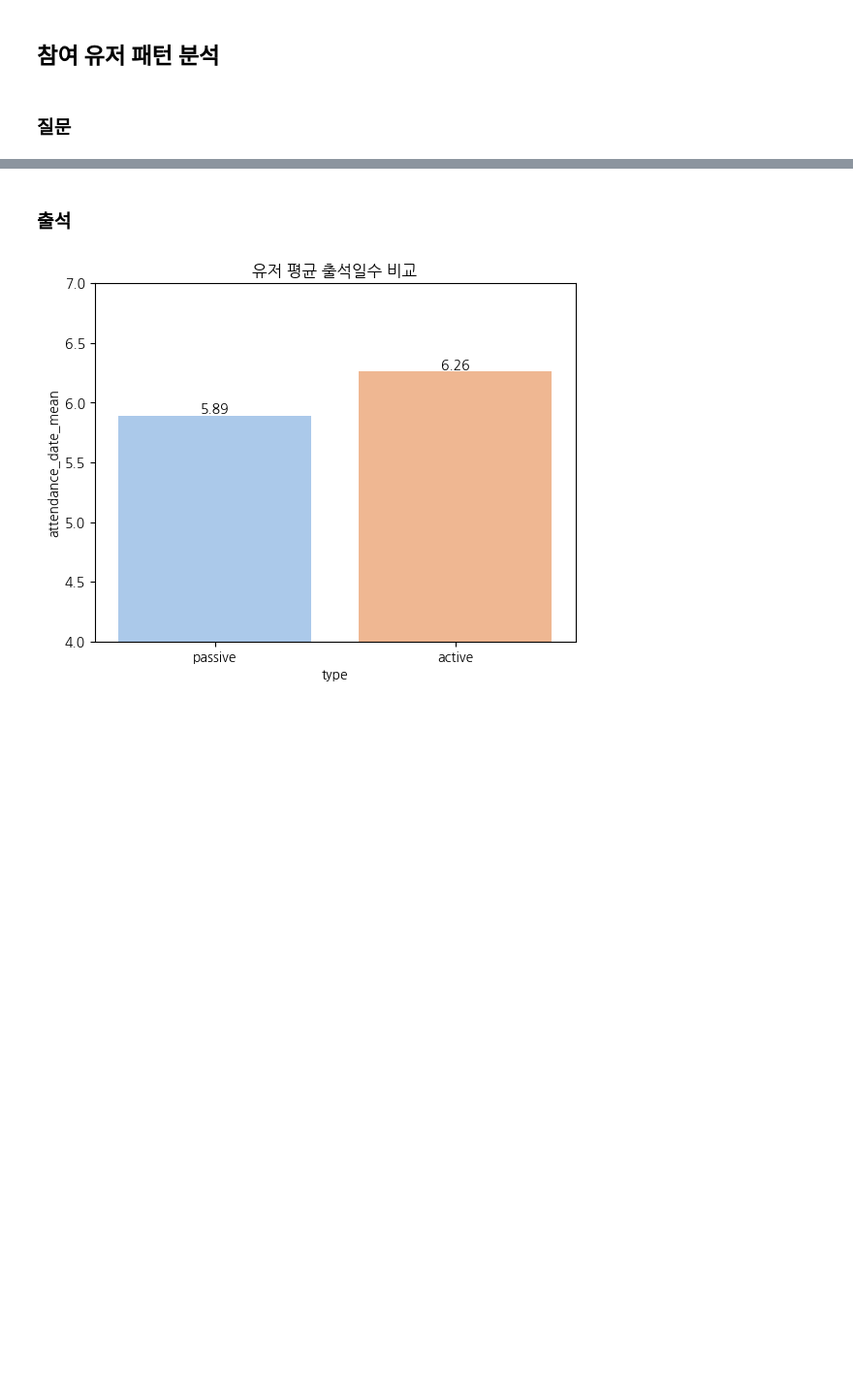
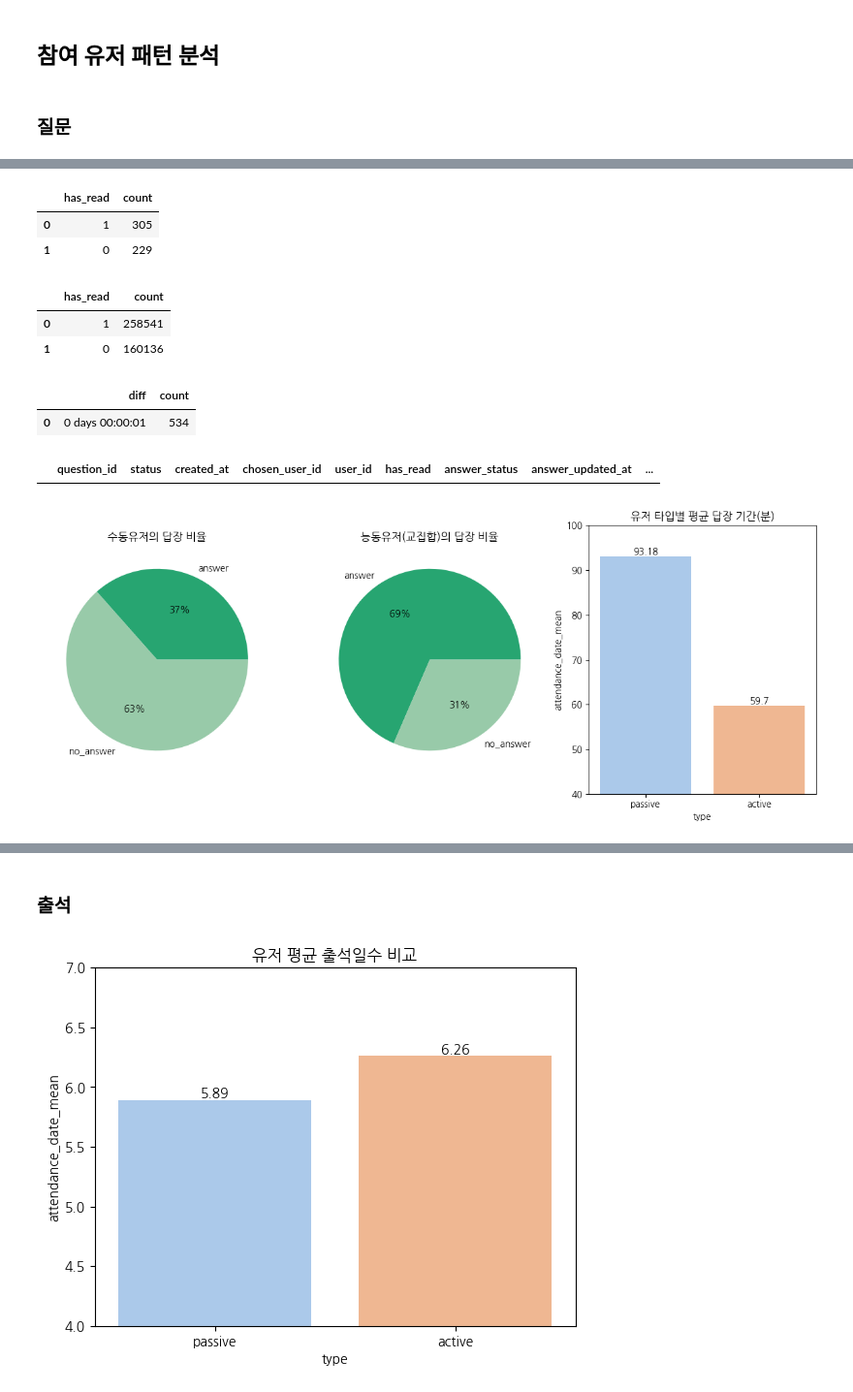
Before and after one commit to EtheriumArchive/Codeit_project, a Jupyter notebook: analysis_eunsu_v2.ipynb, the cells around one changed output, grey strips where cells are left out. Shown at 97% size. Drawn from its saved outputs; the diff is of its cells as text; code cells hidden in the pictures; blank space fills up the shorter version.

```diff
--- a/analysis_eunsu_v2.ipynb
+++ b/analysis_eunsu_v2.ipynb
@@ -189,0 +241,79 @@ funnel_question
+# %%
+fast_answer['has_read'].value_counts().reset_index()
+# %% [output]
+|  | has_read | count |
+| 0 | 1 | 305 |
+| 1 | 0 | 229 |
+# %%
+# 정리하면,
+# 채팅을 활발하게 진행한 것들은 answer_updated_at가 created_at보다 느림
+# created_at부터 answer_updated_at까지 걸린 기간은
+# 절대값으로 평균 보면 될 듯
+
+fast_answer['has_read'].value_counts().reset_index()
+# %% [output]
+|  | has_read | count |
+| 0 | 1 | 258541 |
+| 1 | 0 | 160136 |
+# %%
+# created_at와 다 1초밖에 차이 안 남
+# 오류로 인한 타임 기록이라고 봐도 되지 않을까
+# 그리고 1초 차이 이므로 얘네들은 created_at = answer_updated_at로 봐도
+# 계산 오차가 크지 않을 듯
+fast_answer['diff'] = fast_answer['created_at'] - fast_answer['answer_updated_at']
+fast_answer['diff'].value_counts().reset_index()
+# %% [output]
+|  | diff | count |
+| 0 | 0 days 00:00:01 | 534 |
+# %%
+question_time_diff = question[columns]
+question_time_diff['diff'] = question_time_diff['answer_updated_at'] - question_time_diff['created_at']
+
+# diff가 마이너스인 애들은 오류인 애들
+# 0으로 치환해줌
+question_time_diff.loc[question_time_diff['diff'] < pd.Timedelta(0), 'diff'] = pd.Timedelta(0)
+question_time_diff[question_time_diff['diff'] < pd.Timedelta(0)]
+# %% [output]
+|  | question_id | status | created_at | chosen_user_id | user_id | has_read | answer_status | answer_updated_at | ... |
+# %%
+passive_time_diff = question_time_diff[question_time_diff['chosen_user_id'].isin(question_passive_user)]
+intersection_time_diff = question_time_diff[question_time_diff['chosen_user_id'].isin(question_intersection_user)]
+
+passive_time_diff_mean = passive_time_diff.groupby('chosen_user_id')['diff'].mean().reset_index()
+intersection_time_diff_mean = intersection_time_diff.groupby('chosen_user_id')['diff'].mean().reset_index()
+
+# 평균값이 0일인 유저들 diff 타입 설정
+passive_time_diff_mean.loc[passive_time_diff_mean['diff'] <= pd.Timedelta(0), 'diff_type'] = 'no_answer'
+passive_time_diff_mean['diff_type'].fillna('answer', inplace=True)
+intersection_time_diff_mean.loc[intersection_time_diff_mean['diff'] <= pd.Timedelta(0), 'diff_type'] = 'no_answer'
+intersection_time_diff_mean['diff_type'].fillna('answer', inplace=True)
+
+# 그래프 그리기 쉽게 df 수정
+passive_diff_counts = passive_time_diff_mean['diff_type'].value_counts().reset_index().sort_values(by='diff_type')
+intersection_diff_counts = intersection_time_diff_mean['diff_type'].value_counts().reset_index().sort_values(by='diff_type')
+diff_mean = pd.DataFrame({
+    'type': ['passive', 'active'],
+    'attendance_date_mean': [round(passive_time_diff_mean['diff'].mean().total_seconds() / 60, 2),
+                             round(intersection_time_diff_mean['diff'].mean().total_seconds() / 60, 2)]
+})
+
+diff_type_colors = ["#27A571", "#98caa9"]
+
+fig, ax = plt.subplots(1, 3, figsize=(12, 5))
+ax[0].pie(x=passive_diff_counts['count'], labels=passive_diff_counts['diff_type'], autopct='%.f%%', colors=diff_type_colors)
+ax[1].pie(x=intersection_diff_counts['count'], labels=intersection_diff_counts['diff_type'], autopct='%.f%%', colors=diff_type_colors)
+ax[2] = sns.barplot(data=diff_mean, x='type', y='attendance_date_mean', hue='type', ax=ax[2])
+
+ax[2].bar_label(ax[2].containers[0], fontsize=10)
+ax[2].bar_label(ax[2].containers[1], fontsize=10)
+ax[2].set_ylim(40, 100)
+
+ax[0].set_title('수동유저의 답장 비율')
+ax[1].set_title('능동유저(교집합)의 답장 비율')
+ax[2].set_title('유저 타입별 평균 답장 기간(분)') # 투표된 시점으로부터 답장까지
+
+# 어차피 능동유저의 98%가 넘는 비율이 교집합 유저이기도 함
+plt.tight_layout()
+plt.show()
+# %% [output]
+[figure, added]
```
Also changed, not shown: parts of 18 cells of this notebook.
